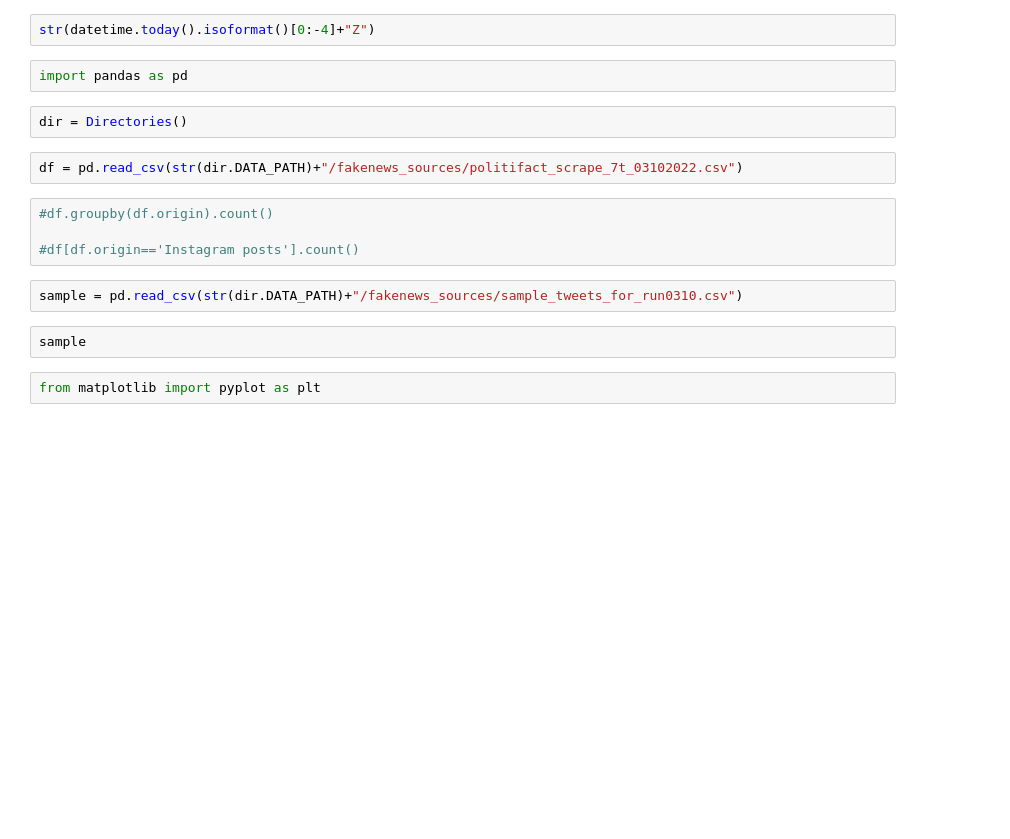
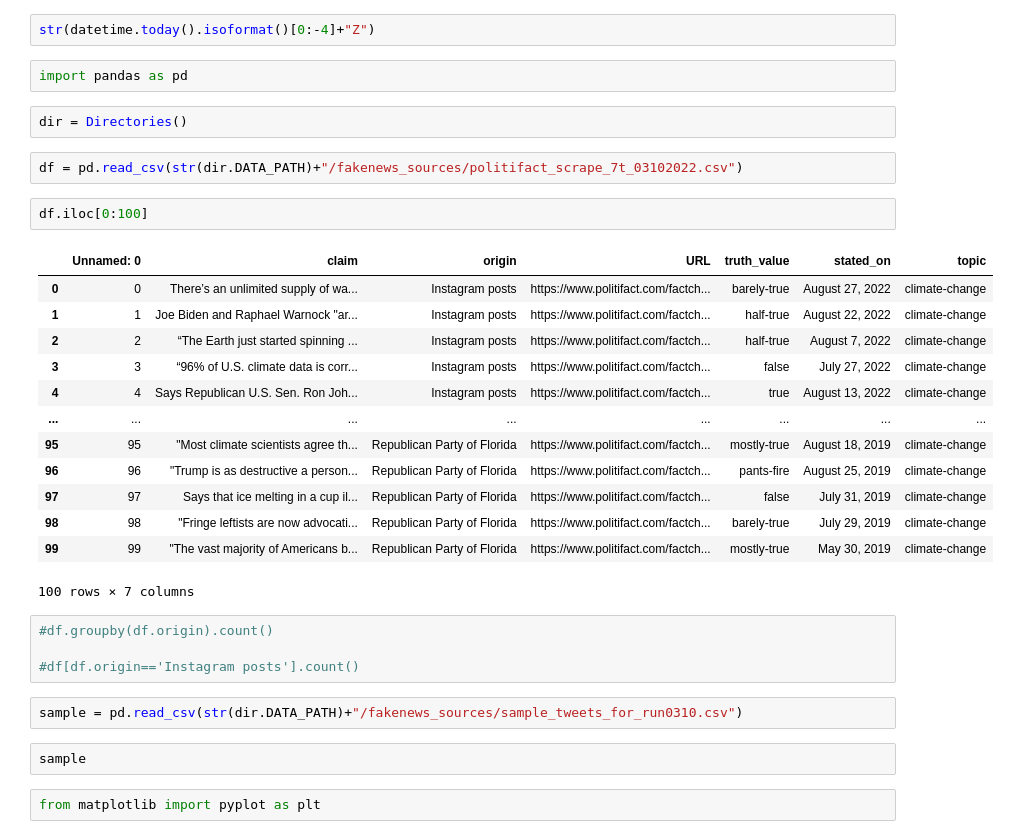
Before and after one commit to lrnz-asnprs/tweet-collector, a Jupyter notebook: scripting.ipynb, the cells around one changed output. Drawn from its saved outputs; the diff is of its cells as text; blank space fills up the shorter version.

```diff
--- a/scripting.ipynb
+++ b/scripting.ipynb
@@ -76,6 +76,22 @@ import pandas as pd
 dir = Directories()
 # %%
 df = pd.read_csv(str(dir.DATA_PATH)+"/fakenews_sources/politifact_scrape_7t_03102022.csv")
+# %%
+df.iloc[0:100]
+# %% [output]
+|  | Unnamed: 0 | claim | origin | URL | truth_value | stated_on | topic |
+| 0 | 0 | There’s an unlimited supply of wa... | Instagram posts | https://www.politifact.com/factch... | barely-true | August 27, 2022 | climate-change |
+| 1 | 1 | Joe Biden and Raphael Warnock "ar... | Instagram posts | https://www.politifact.com/factch... | half-true | August 22, 2022 | climate-change |
+| 2 | 2 | “The Earth just started spinning ... | Instagram posts | https://www.politifact.com/factch... | half-true | August 7, 2022 | climate-change |
+| 3 | 3 | “96% of U.S. climate data is corr... | Instagram posts | https://www.politifact.com/factch... | false | July 27, 2022 | climate-change |
+| 4 | 4 | Says Republican U.S. Sen. Ron Joh... | Instagram posts | https://www.politifact.com/factch... | true | August 13, 2022 | climate-change |
+| ... | ... | ... | ... | ... | ... | ... | ... |
+| 95 | 95 | "Most climate scientists agree th... | Republican Party of Florida | https://www.politifact.com/factch... | mostly-true | August 18, 2019 | climate-change |
+| 96 | 96 | "Trump is as destructive a person... | Republican Party of Florida | https://www.politifact.com/factch... | pants-fire | August 25, 2019 | climate-change |
+| 97 | 97 | Says that ice melting in a cup il... | Republican Party of Florida | https://www.politifact.com/factch... | false | July 31, 2019 | climate-change |
+| 98 | 98 | "Fringe leftists are now advocati... | Republican Party of Florida | https://www.politifact.com/factch... | barely-true | July 29, 2019 | climate-change |
+| 99 | 99 | "The vast majority of Americans b... | Republican Party of Florida | https://www.politifact.com/factch... | mostly-true | May 30, 2019 | climate-change |
+100 rows × 7 columns
 # %%
 #df.groupby(df.origin).count()
 
```
Also changed, not shown: parts of 16 cells of this notebook, 4 other files.
